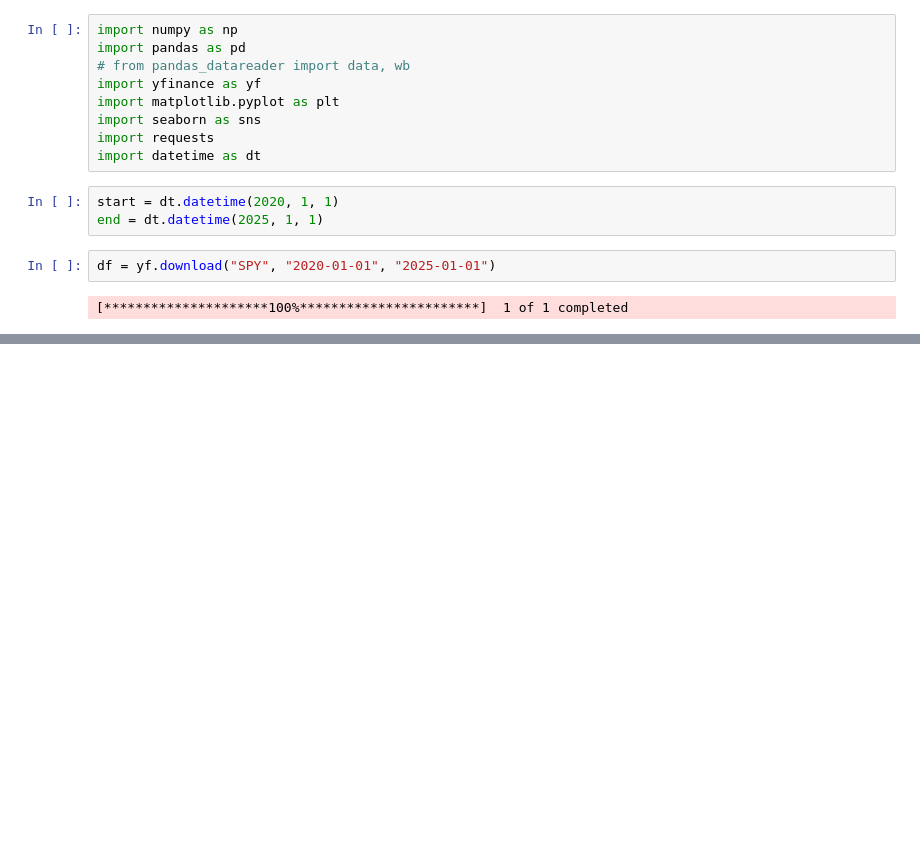
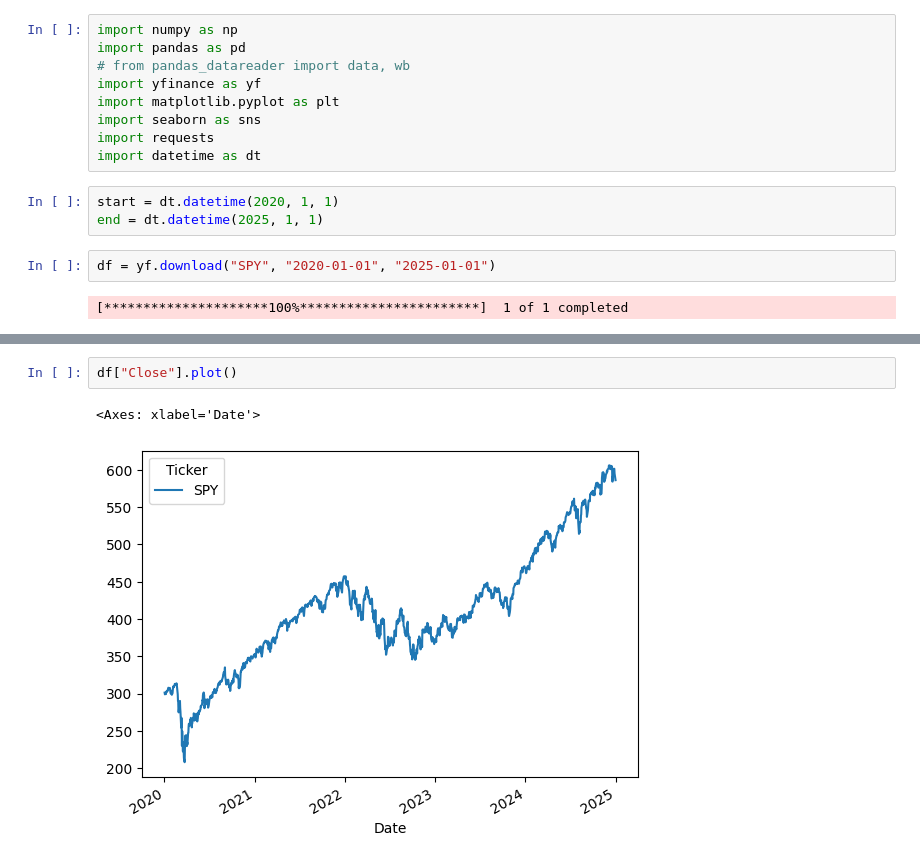
Before and after one commit to akramj13/GeeseHacks, a Jupyter notebook: backend/main.ipynb, the cells around one changed output, grey strips where cells are left out. Drawn from its saved outputs; the diff is of its cells as text; blank space fills up the shorter version.

```diff
--- a/backend/main.ipynb
+++ b/backend/main.ipynb
@@ -34,0 +58,5 @@ df
+# %%
+df["Close"].plot()
+# %% [output]
+<Axes: xlabel='Date'>
+[figure, added]
```
Also changed, not shown: parts of 3 cells of this notebook, 1 other file.
